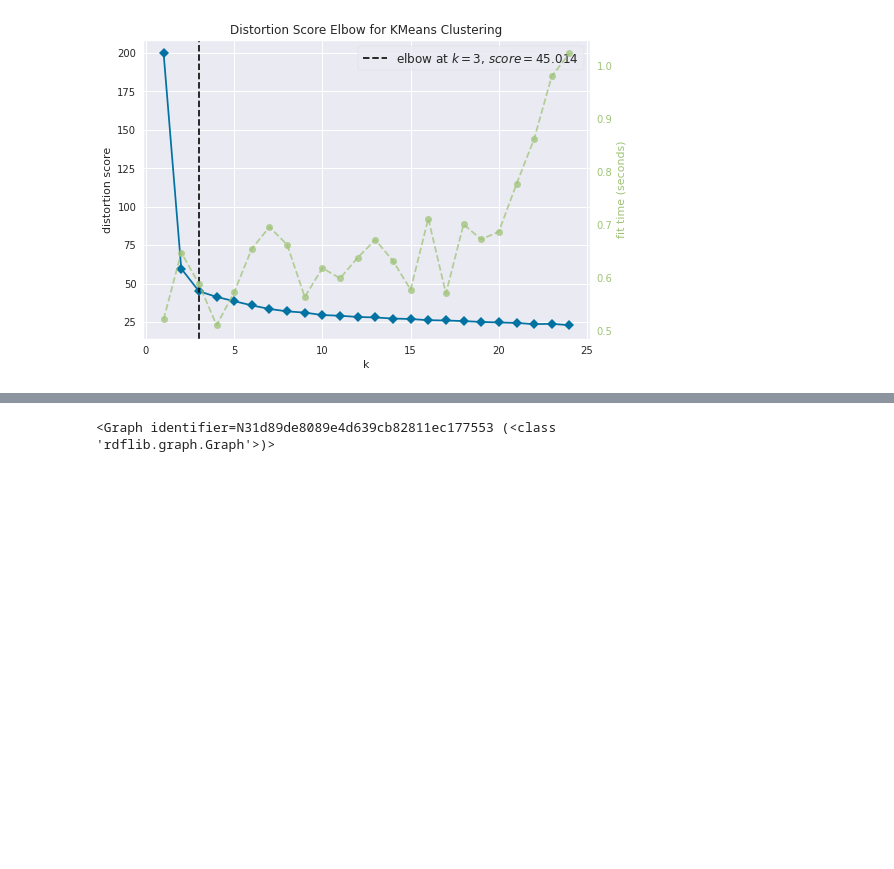
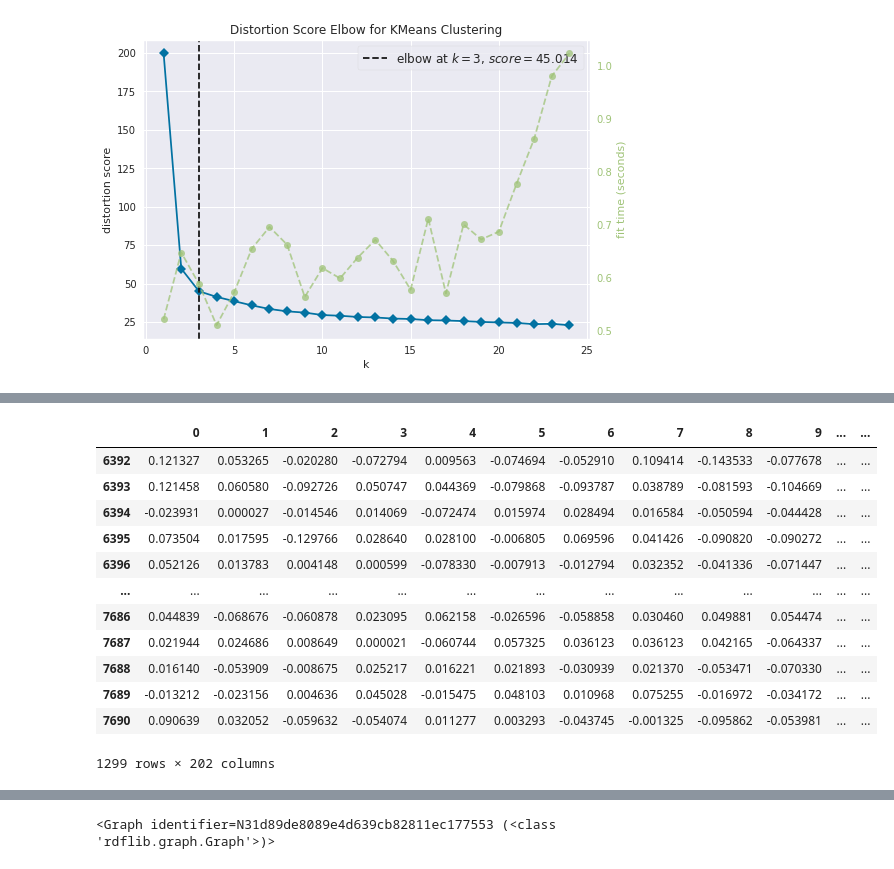
Before and after one commit to SDM-TIB/Demo_Link_Prediction, a Jupyter notebook: results_I4.0/Demo_Link_Prediction.ipynb, the cells around one changed output, grey strips where cells are left out. Drawn from its saved outputs; the diff is of its cells as text; code cells hidden in the pictures; blank space fills up the shorter version.

```diff
--- a/Demo_Link_Prediction.ipynb
+++ b/results_I4.0/Demo_Link_Prediction.ipynb
@@ -396,0 +397,16 @@ Auxiliary.plot_cluster(num_cls_b, df_predicted_entities_b)
+# %%
+df_predicted_entities
+# %% [output]
+|  | 0 | 1 | 2 | 3 | 4 | 5 | 6 | 7 | 8 | 9 | ... | ... |
+| 6392 | 0.121327 | 0.053265 | -0.020280 | -0.072794 | 0.009563 | -0.074694 | -0.052910 | 0.109414 | -0.143533 | -0.077678 | ... | ... |
+| 6393 | 0.121458 | 0.060580 | -0.092726 | 0.050747 | 0.044369 | -0.079868 | -0.093787 | 0.038789 | -0.081593 | -0.104669 | ... | ... |
+| 6394 | -0.023931 | 0.000027 | -0.014546 | 0.014069 | -0.072474 | 0.015974 | 0.028494 | 0.016584 | -0.050594 | -0.044428 | ... | ... |
+| 6395 | 0.073504 | 0.017595 | -0.129766 | 0.028640 | 0.028100 | -0.006805 | 0.069596 | 0.041426 | -0.090820 | -0.090272 | ... | ... |
+| 6396 | 0.052126 | 0.013783 | 0.004148 | 0.000599 | -0.078330 | -0.007913 | -0.012794 | 0.032352 | -0.041336 | -0.071447 | ... | ... |
+| ... | ... | ... | ... | ... | ... | ... | ... | ... | ... | ... | ... | ... |
+| 7686 | 0.044839 | -0.068676 | -0.060878 | 0.023095 | 0.062158 | -0.026596 | -0.058858 | 0.030460 | 0.049881 | 0.054474 | ... | ... |
+| 7687 | 0.021944 | 0.024686 | 0.008649 | 0.000021 | -0.060744 | 0.057325 | 0.036123 | 0.036123 | 0.042165 | -0.064337 | ... | ... |
+| 7688 | 0.016140 | -0.053909 | -0.008675 | 0.025217 | 0.016221 | 0.021893 | -0.030939 | 0.021370 | -0.053471 | -0.070330 | ... | ... |
+| 7689 | -0.013212 | -0.023156 | 0.004636 | 0.045028 | -0.015475 | 0.048103 | 0.010968 | 0.075255 | -0.016972 | -0.034172 | ... | ... |
+| 7690 | 0.090639 | 0.032052 | -0.059632 | -0.054074 | 0.011277 | 0.003293 | -0.043745 | -0.001325 | -0.095862 | -0.053981 | ... | ... |
+1299 rows × 202 columns
```
Also changed, not shown: parts of 8 cells of this notebook, 1 other file.
